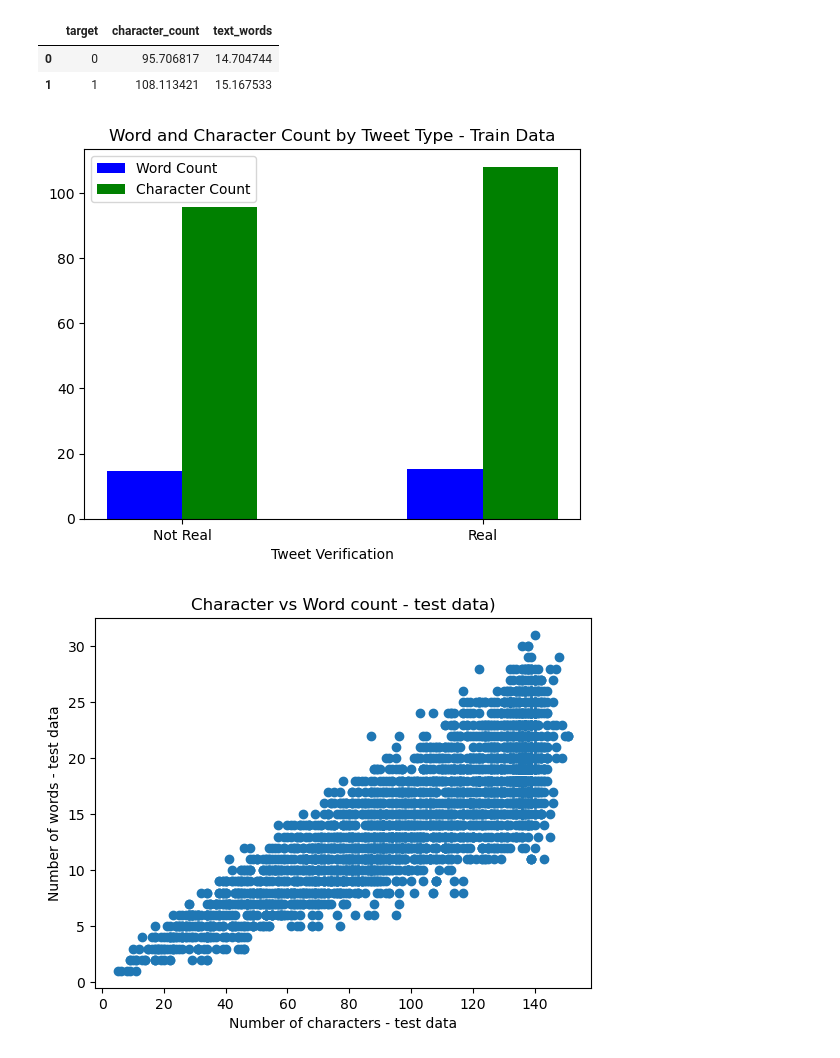
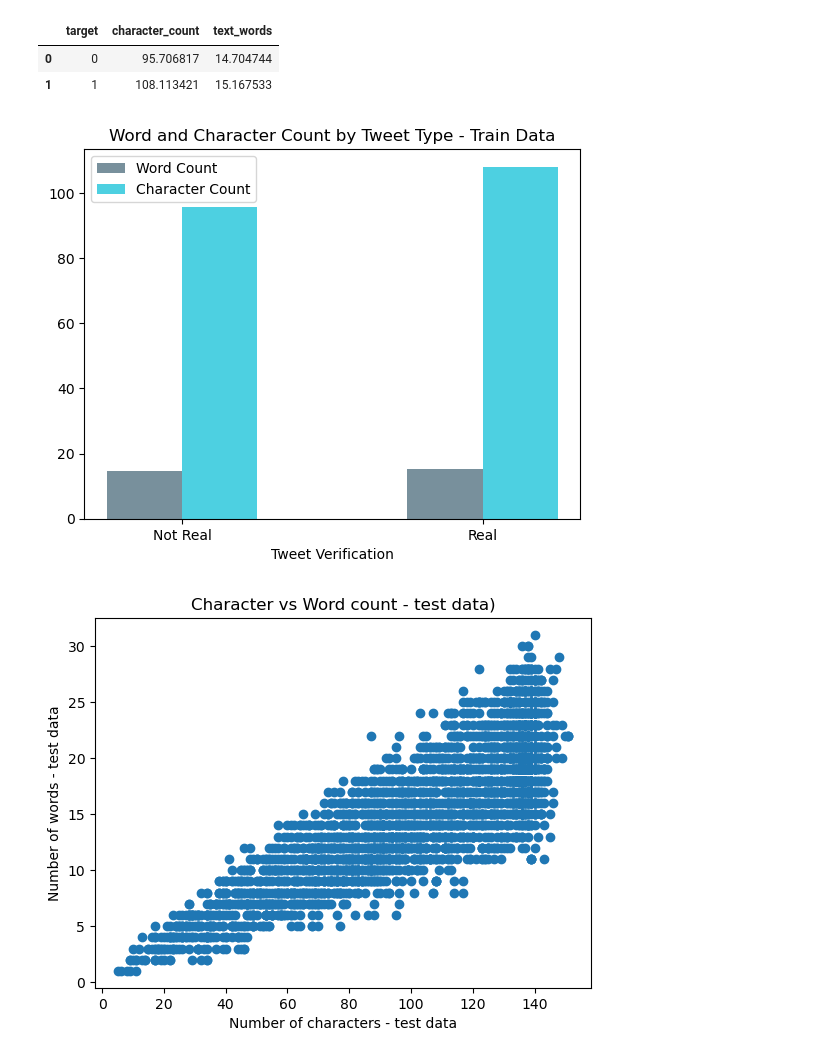
Before and after one commit to polinamin/disaster_recognition, a Jupyter notebook: Data_collection_Polina.ipynb, the cells around one changed output. Saved outputs shown, nothing was run; the diff lists cells and outputs as text; code cells hidden in the pictures.

```diff
--- a/Data_collection_Polina.ipynb
+++ b/Data_collection_Polina.ipynb
@@ -165,23 +174,23 @@ df_train_target.reset_index()
 | 0 | 0 | 95.706817 | 14.704744 |
 | 1 | 1 | 108.113421 | 15.167533 |
 # %%
-plt.bar(np.arange(2), df_train_target['text_words'], color = 'b',
+plt.bar(np.arange(2), df_train_target['text_words'], color = '#78909c',
         width = 0.25,
         label='Word Count')
-plt.bar(np.arange(2)+.25, df_train_target["character_count"], color = 'g',
+plt.bar(np.arange(2)+.25, df_train_target["character_count"], color = '#4dd0e1',
         width = 0.25,
         label='Character Count')
 
 plt.xlabel("Tweet Verification")
 plt.title("Word and Character Count by Tweet Type - Train Data")
 
 plt.xticks(np.arange(2)+.25/2,['Not Real', 'Real'])
 plt.legend()
 
 
 plt.show()
 # %% [output]
-[figure, old version]
+[figure, new version]
 # %%
 plt.scatter(df_test["character_count"], df_test["text_words"])
 
```
Also changed, not shown: parts of 115 cells of this notebook.
